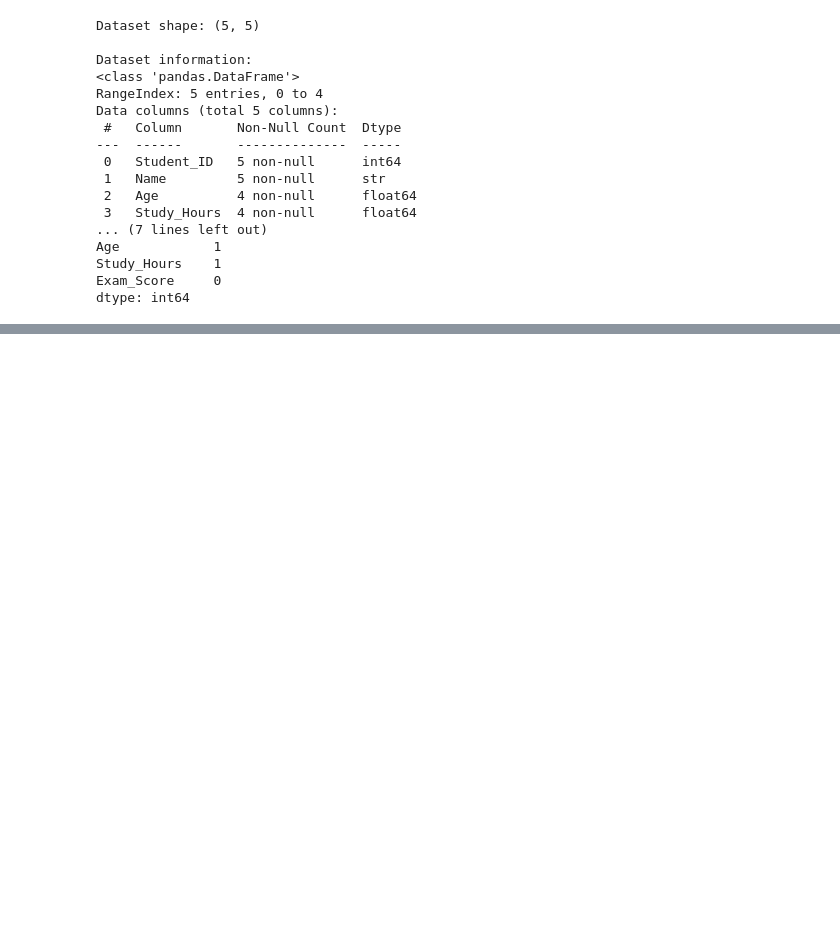
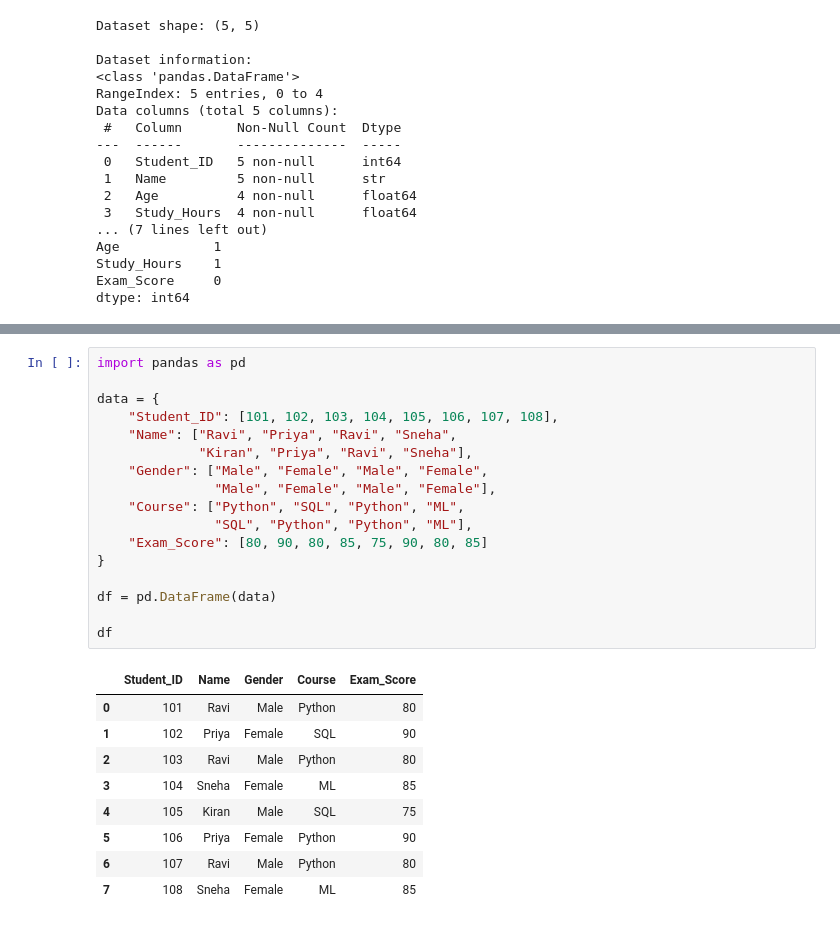
Before and after one commit to upendarreddyadla/-Sprint-4-Data-Inspection-Exploratory-Data-Analysis, a Jupyter notebook: 02_Data_Inspection.ipynb, the cells around one changed output, grey strips where cells are left out. Drawn from its saved outputs; the diff is of its cells as text; blank space fills up the shorter version.

```diff
--- a/02_Data_Inspection.ipynb
+++ b/02_Data_Inspection.ipynb
@@ -621,0 +841,27 @@ dtype: int64
+# %%
+import pandas as pd
+
+data = {
+    "Student_ID": [101, 102, 103, 104, 105, 106, 107, 108],
+    "Name": ["Ravi", "Priya", "Ravi", "Sneha",
+             "Kiran", "Priya", "Ravi", "Sneha"],
+    "Gender": ["Male", "Female", "Male", "Female",
+               "Male", "Female", "Male", "Female"],
+    "Course": ["Python", "SQL", "Python", "ML",
+               "SQL", "Python", "Python", "ML"],
+    "Exam_Score": [80, 90, 80, 85, 75, 90, 80, 85]
+}
+
+df = pd.DataFrame(data)
+
+df
+# %% [output]
+|  | Student_ID | Name | Gender | Course | Exam_Score |
+| 0 | 101 | Ravi | Male | Python | 80 |
+| 1 | 102 | Priya | Female | SQL | 90 |
+| 2 | 103 | Ravi | Male | Python | 80 |
+| 3 | 104 | Sneha | Female | ML | 85 |
+| 4 | 105 | Kiran | Male | SQL | 75 |
+| 5 | 106 | Priya | Female | Python | 90 |
+| 6 | 107 | Ravi | Male | Python | 80 |
+| 7 | 108 | Sneha | Female | ML | 85 |
```
Also changed, not shown: parts of 20 cells of this notebook.
